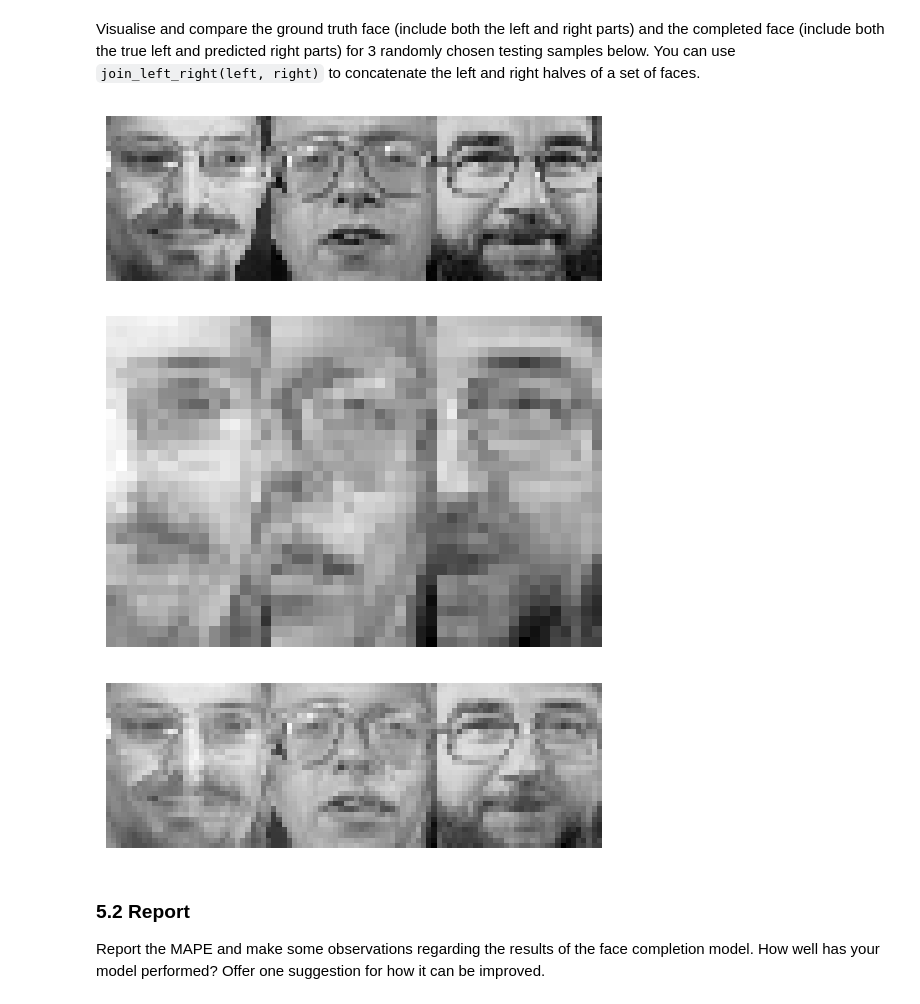
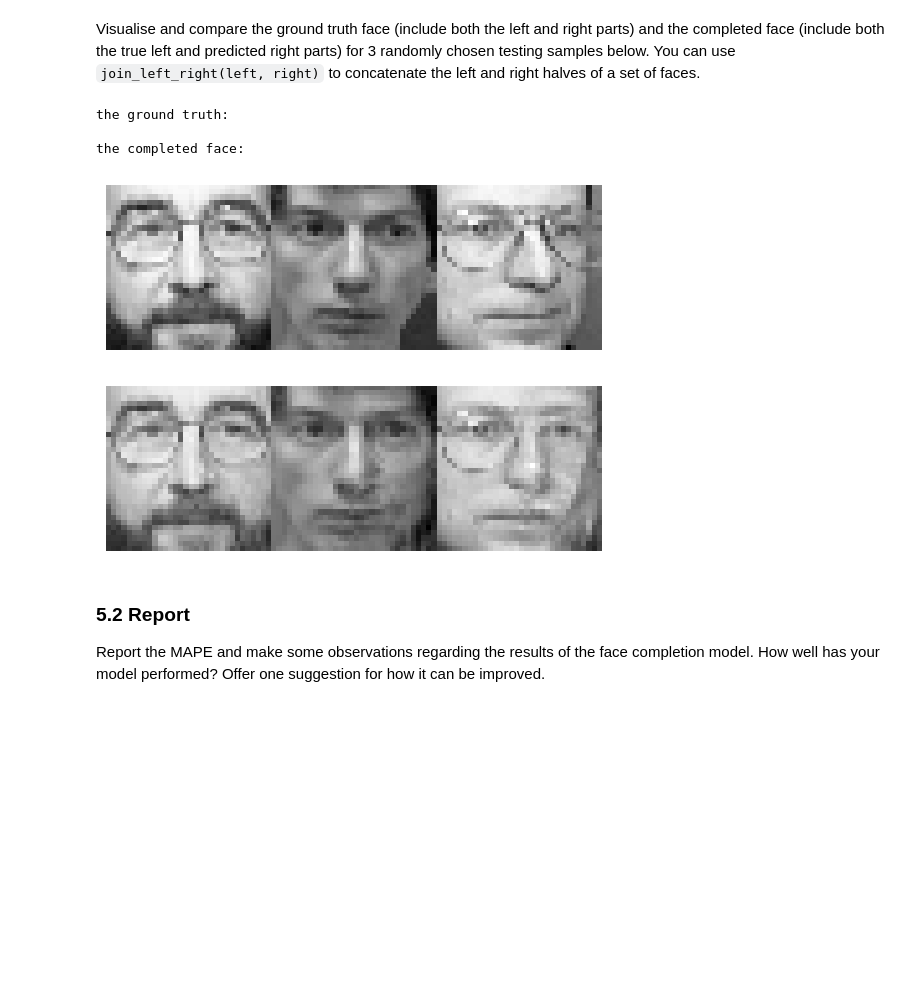
Before and after one commit to Ray7788/MachineLearning, a Jupyter notebook: Lab3_S/24112-Lab2-S-Practice2.ipynb, the cells around one changed output. Saved outputs shown, nothing was run; the diff lists cells and outputs as text; code cells hidden in the pictures; blank space fills up the shorter version.

```diff
--- a/Lab3_S/24112-Lab2-S-Practice2.ipynb
+++ b/Lab3_S/24112-Lab2-S-Practice2.ipynb
@@ -389,16 +354,18 @@ Visualise and compare the ground truth face (include both the left and right par
 # %%
 import random
 random_number= random.sample(range(0,199),3)
 predict_face = join_left_right(left_te_data,y_predict)
 origin_Face= data[te_ind,:]
-
+print("the ground truth:\n")
 show_faces(origin_Face[random_number],num_per_row = 3)
-show_split_faces(y_predict[random_number], num_per_row = 3)
+print("the completed face:\n")
 show_faces(predict_face[random_number],num_per_row = 3)
 # %% [output]
+the ground truth:
+
+the completed face:
-[figure, old version]
+[figure, new version]
-[figure, old version]
+[figure, new version]
-[figure, removed]
 # %% [markdown]
 ### 5.2 Report
 
```
Also changed, not shown: parts of 23 cells of this notebook.
